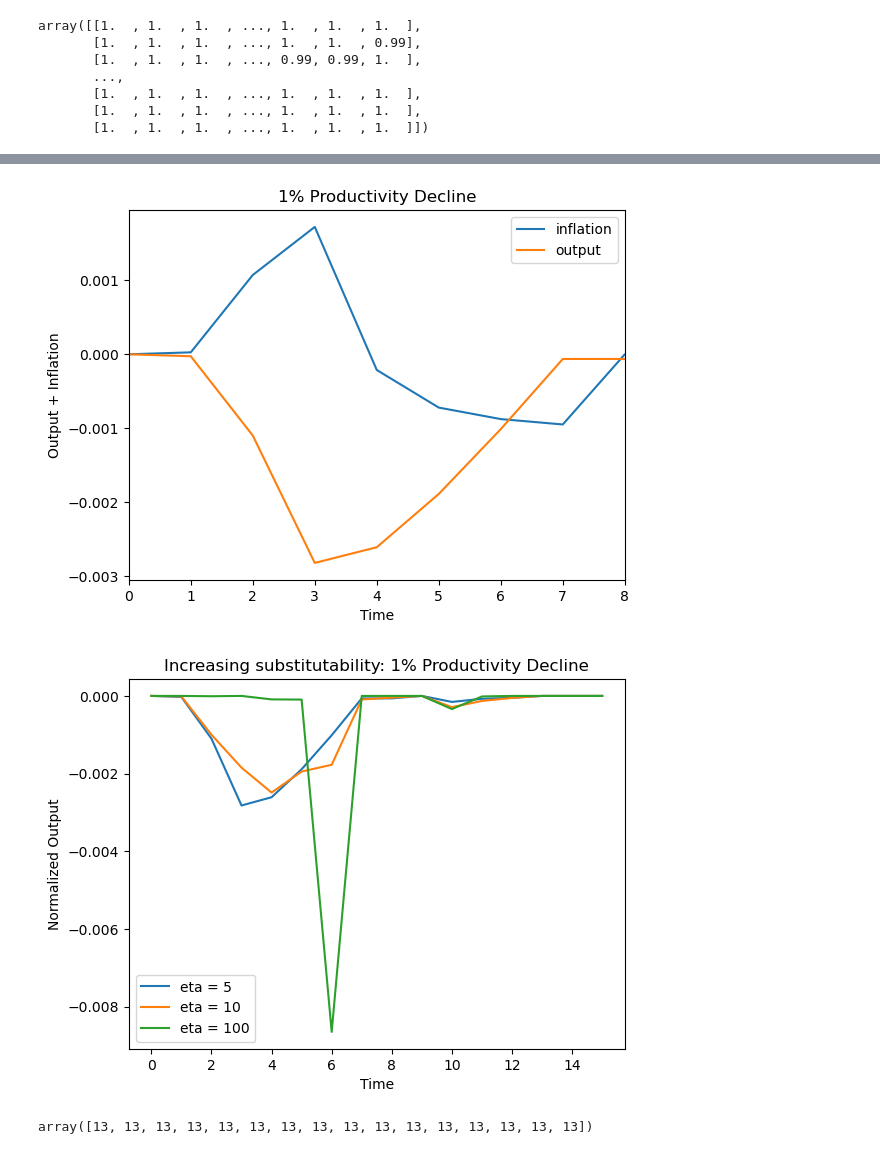
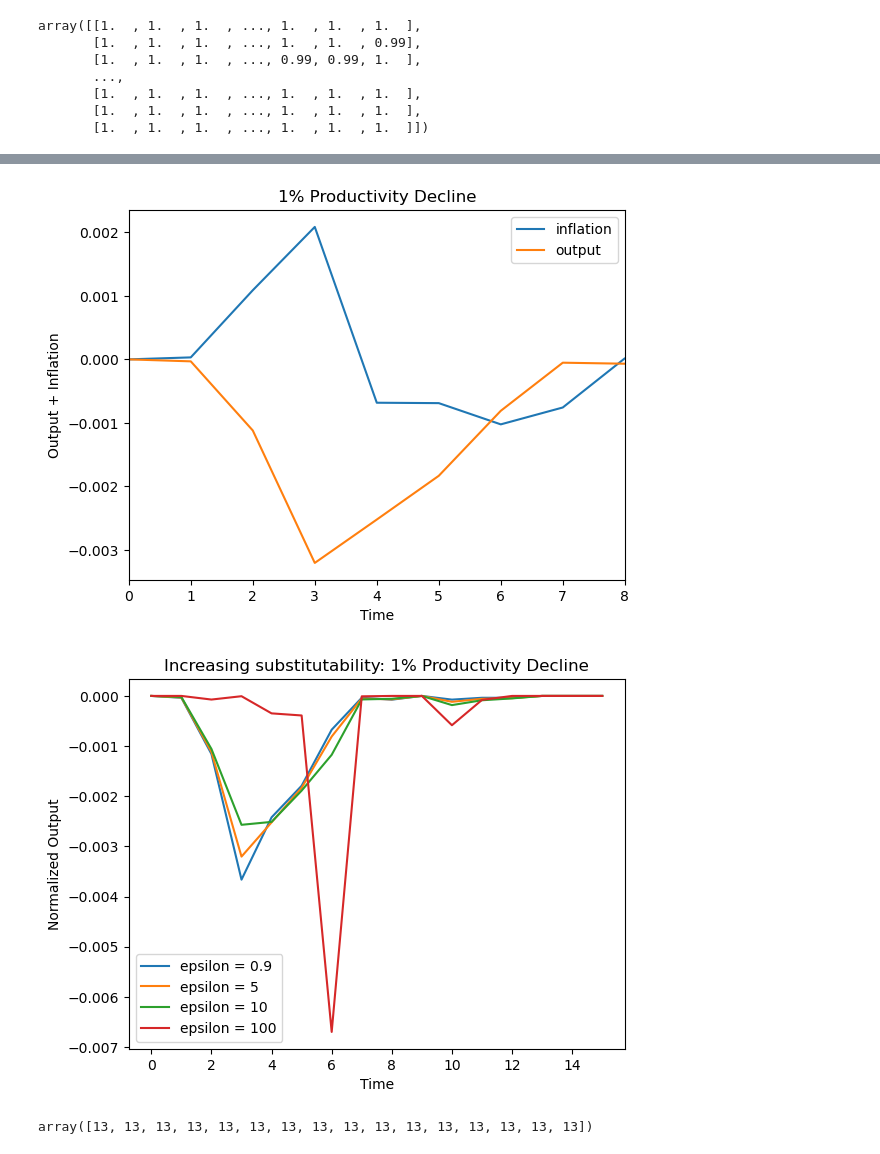
Before and after one commit to Finalblue777/shocky_shocks, a Jupyter notebook: alpha_stuff_vg.ipynb, the cells around one changed output, grey strips where cells are left out. Saved outputs shown, nothing was run; the diff lists cells and outputs as text; code cells hidden in the pictures.

```diff
--- a/alpha_stuff_vg.ipynb
+++ b/alpha_stuff_vg.ipynb
@@ -3,9 +3,9 @@ import numpy as np
 import math as mp
 import pandas as pd
 # %%
-sigma = 5
-beta = 1 /( 1.0 +0.01)
-beta1 =1/( (1.0 +0.01* np.exp(30/(36.5*0.9))))
+sigma = 0.9
+beta = 1 /( 1.0 +0.0033)
+beta1 =1/( (1.0 +0.0033* np.exp(30/(36.5*0.9))))
 power = (1+2)/(-1-2)
 W = 1
 # %%
@@ -232,36 +236,36 @@ plt.xlim(0, 8)
 plt.legend()
 plt.show()
 # %% [output]
-[figure, old version]
+[figure, new version]
 # %%
 import matplotlib.pyplot as plt
-beta = (1 / (1 + 0.01))*c
+beta = (1 / (1 + 0.0033))*c
 tau= -1/np.log(beta) - N
 tau[tau<0] = 0
 tau_floor = np.floor(tau)
 tau_ceil = np.ceil(tau)
 tprod_ceil=  beta**tau_ceil * (tau_ceil + N)
 tprod_floor=  beta**tau_floor * (tau_floor + N)
 tau[(tprod_ceil-tprod_floor)>0] = tau_ceil[(tprod_ceil-tprod_floor)>0]
 tau[(tprod_ceil-tprod_floor)<0] = tau_floor[(tprod_ceil-tprod_floor)<0]
 tau[tau<0] = 0
 tau = tau[::-1]
 
 tprod1=  np.array(beta**tau * (tau + N) )
 A= generate_pattern_array_with_extra_rows(tau)
 
-for sigma in [5,10,100]:
+for sigma in [0.9,5,10,100]:
     P0 = (np.sum(1/(A*tprod1)**(1-sigma),axis =1))**(1/(1-sigma))
-    plt.plot( (P0)**power/P0[0]**power-1, label='eta = {}'.format(sigma))
+    plt.plot( (P0)**power/P0[0]**power-1, label='epsilon = {}'.format(sigma))
 
 plt.title('Increasing substitutability: 1% Productivity Decline')
 plt.xlabel('Time')
 plt.ylabel('Normalized Output')
 
 plt.legend()
 plt.show()
 # %% [output]
-[figure, old version]
+[figure, new version]
 # %%
 np.argmax(1/(A*tprod1)**(1-sigma), axis =1)
 # %% [output]
```
Also changed, not shown: parts of 15 cells of this notebook, 17 other files.
